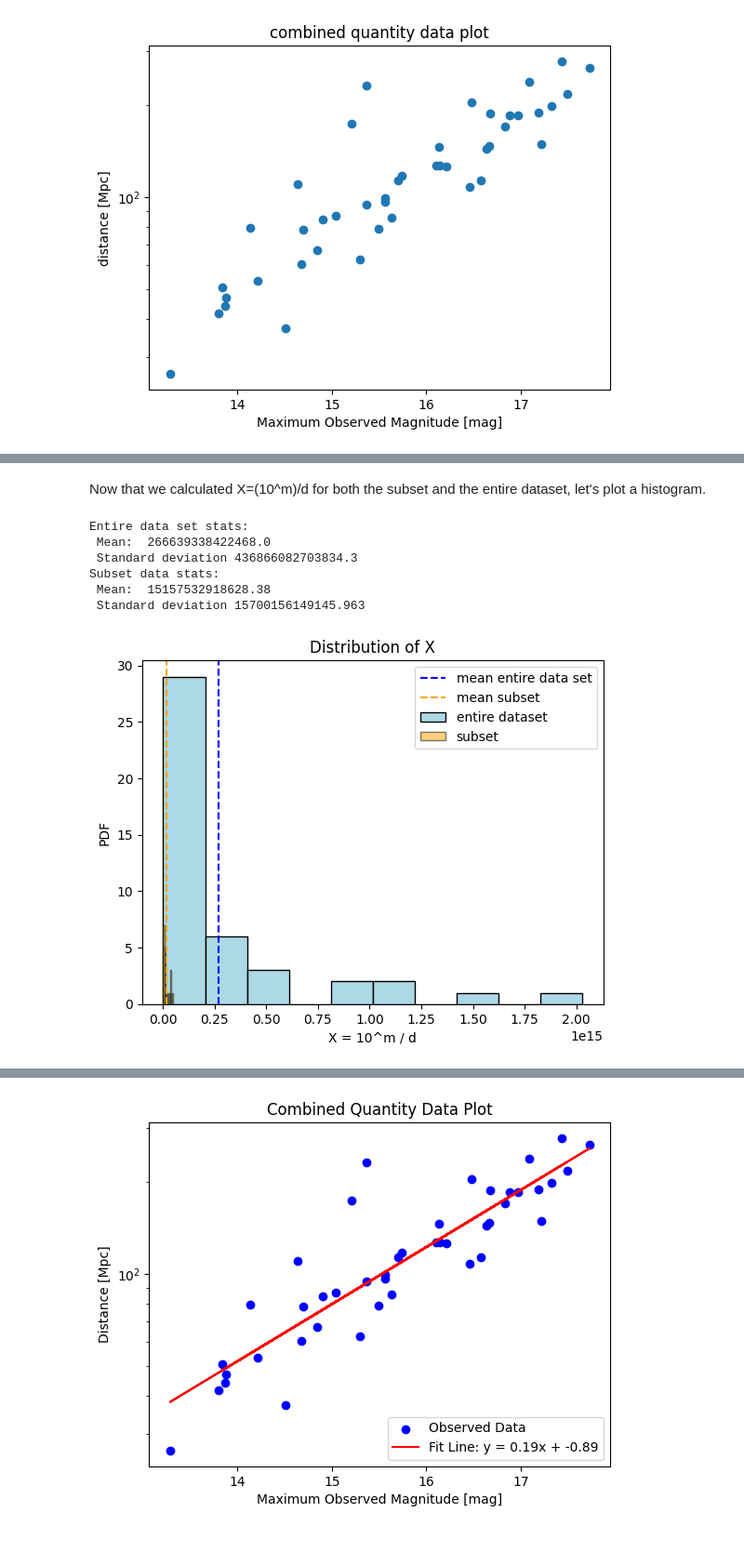
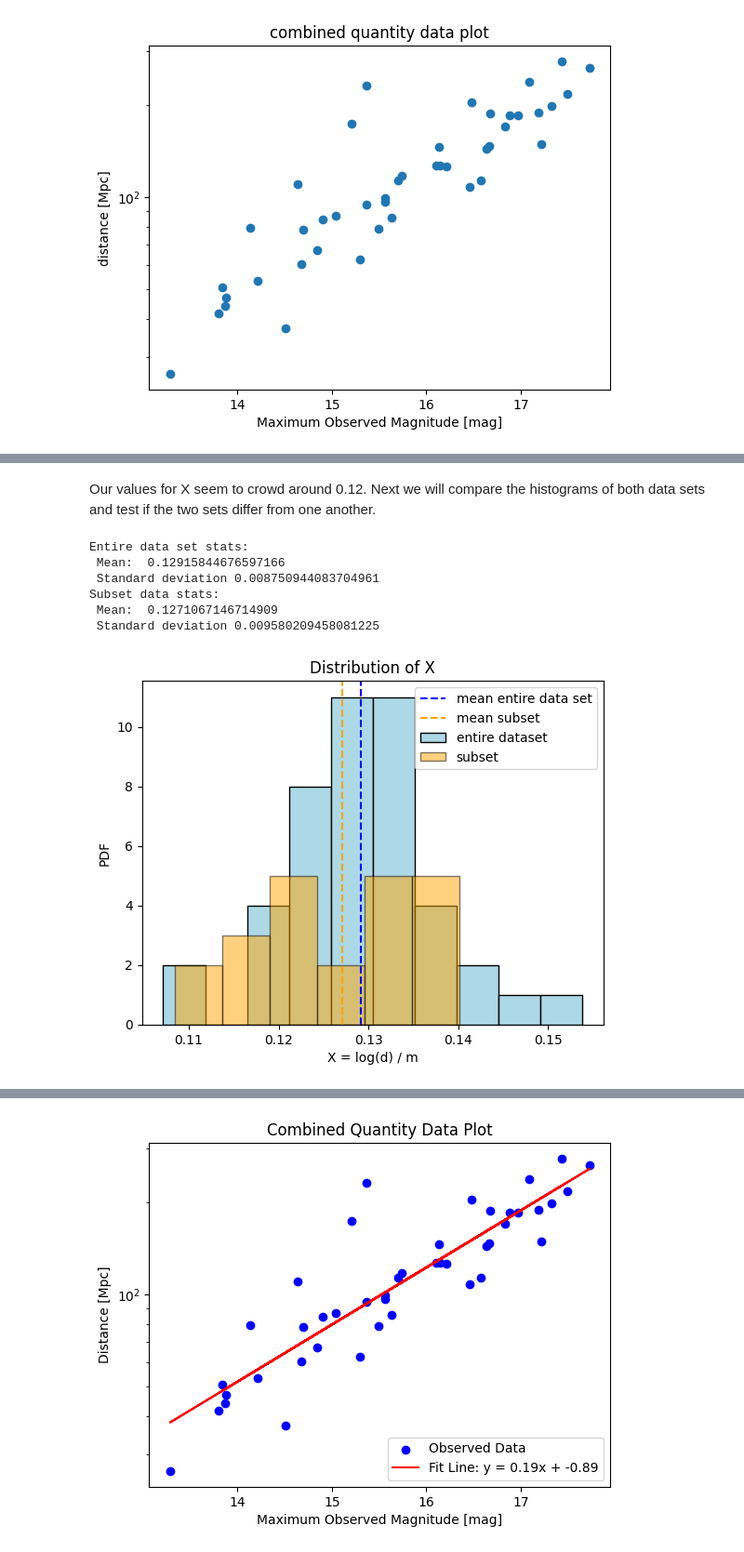
Before and after one commit to ThomasSchallar/statistics, a Jupyter notebook: main_file.ipynb, the cells around one changed output, grey strips where cells are left out. Shown at 93% size. Cells and saved outputs as stored; diff of their text form; code cells hidden in the pictures.

```diff
--- a/main_file.ipynb
+++ b/main_file.ipynb
@@ -62,6 +62,8 @@ import numpy as np
 import matplotlib.pyplot as plt
 
 dataset = glob.glob("Supernova_all/cfalc_allsn/*_UBVRI.dat")
+plt.figure(figsize=(10, 8))
+i=0
 
 for file in dataset:
     try:
@@ -70,23 +72,14 @@ for file in dataset:
 
         # plot only, if 20+ observations are available
         if len(df) >= 20:
+            i+=1
+            plt.subplot(3,2,i)
             # Replace missing data with NaN
             df[df == 99.999] = float("NaN")
             df[df == 99.99] = float("NaN")
-
-            '''
-            # Adjust HJD if it's smaller than 2450000
-            if df["HJD"].iat[0] < 2450000:
-                df["HJD"] += 2450000
-
-            for i in df["HJD"].index:
-                df["HJD"].iat[i]= Time(df["HJD"].iat[i], format='jd', scale='utc').iso[0:10]
-            '''
-
             # convert HJD to days from first observation
             df["HJD"]-= df["HJD"].iat[0]
 
-            plt.figure(figsize=(6, 3))
             # Plot light curves for each filter
             for filter, color in [["U", "violet"], ["B", "blue"], ["V", "green"], ["R", "red"], ["I", "#800000"]]:
                 plt.errorbar(df["HJD"].values, df[filter].values, label=filter, color=color, xerr=df[filter+"err"].values, capsize=4)
@@ -98,9 +91,12 @@ for file in dataset:
             plt.xticks(rotation=270)
             plt.gca().invert_yaxis()
             plt.legend()
-            plt.show()
+
 
 
     except Exception as e:
         print(f"{file} ignored due to error: {e}")
+
+plt.tight_layout()
+plt.show()
 # %% [output]
@@ -370,5 +369,5 @@ Let the subset be SNe within 100 MPc of the sun.
 # %%
-sub_data = data_array[data_array[:, 3] <= 100]
-print(sub_data)
-
+idx = np.random.randint(44, size=22)
+sub_data = data_array[idx,:]
+#print(sub_data)
 #max abs mag   max obs mag    del m     distance
@@ -395,36 +376,34 @@ print(sub_data)
 # %%
-#calculate X
-
-X_sub = np.divide(np.power(10,sub_data[:,1]),sub_data[:,3])
-X_data = np.divide(np.power(10,data_array[:,1]),data_array[:,3])
+X_sub = np.divide(np.log10(sub_data[:,3]),sub_data[:,1])
+X_data = np.divide(np.log10(data_array[:,3]), data_array[:,1])
 #print(X_sub)
 #print(X_data)
 # %% [markdown]
-Now that we calculated X=(10^m)/d for both the subset and the entire dataset, let's plot a histogram.
+Our values for X seem to crowd around 0.12. Next we will compare the histograms of both data sets and test if the two sets differ from one another.
 # %%
 plt.hist(X_data, bins=10, edgecolor = 'black', color = 'lightblue', alpha=1)
-plt.hist(X_sub, bins=10, edgecolor = 'black', color = 'orange', alpha=0.5)
+plt.hist(X_sub, bins=6, edgecolor = 'black', color = 'orange', alpha=0.5)
 
 mean_X_data = np.mean(X_data)
 mean_X_sub = np.mean(X_sub)
 std_X_data = np.std(X_data)
 std_X_sub = np.std(X_sub)
 print('Entire data set stats:\n Mean: ', mean_X_data, '\n Standard deviation', std_X_data)
 print('Subset data stats:\n Mean: ', mean_X_sub, '\n Standard deviation', std_X_sub)
 
 plt.axvline(mean_X_data, color = 'blue', linestyle = 'dashed')
 plt.axvline(mean_X_sub, color = 'orange', linestyle = 'dashed')
-plt.xlabel('X = 10^m / d')
+plt.xlabel('X = log(d) / m')
 plt.ylabel('PDF')
 plt.title('Distribution of X')
 plt.legend(['mean entire data set', 'mean subset', 'entire dataset', 'subset'], loc = "upper right")
 
 plt.show()
 # %% [output]
 Entire data set stats:
- Mean:  266639338422468.0
- Standard deviation 436866082703834.3
+ Mean:  0.12915844676597166
+ Standard deviation 0.008750944083704961
 Subset data stats:
- Mean:  15157532918628.38
- Standard deviation 15700156149145.963
+ Mean:  0.1271067146714909
+ Standard deviation 0.009580209458081225
-[figure, old version]
+[figure, new version]
```
Also changed, not shown: parts of 30 cells of this notebook.
